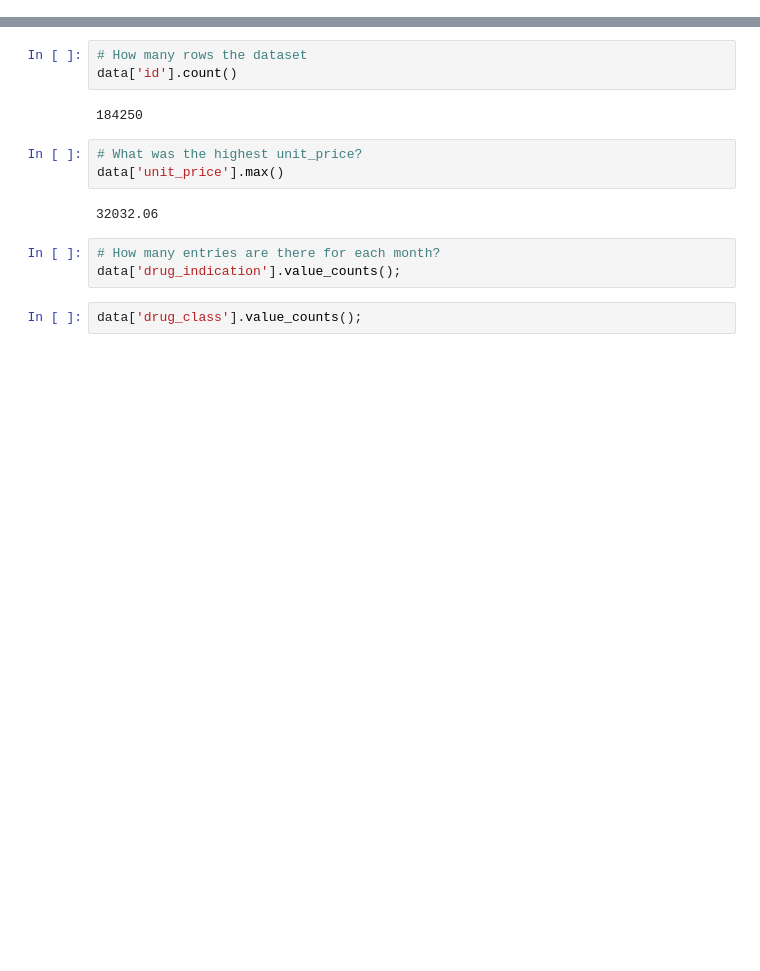
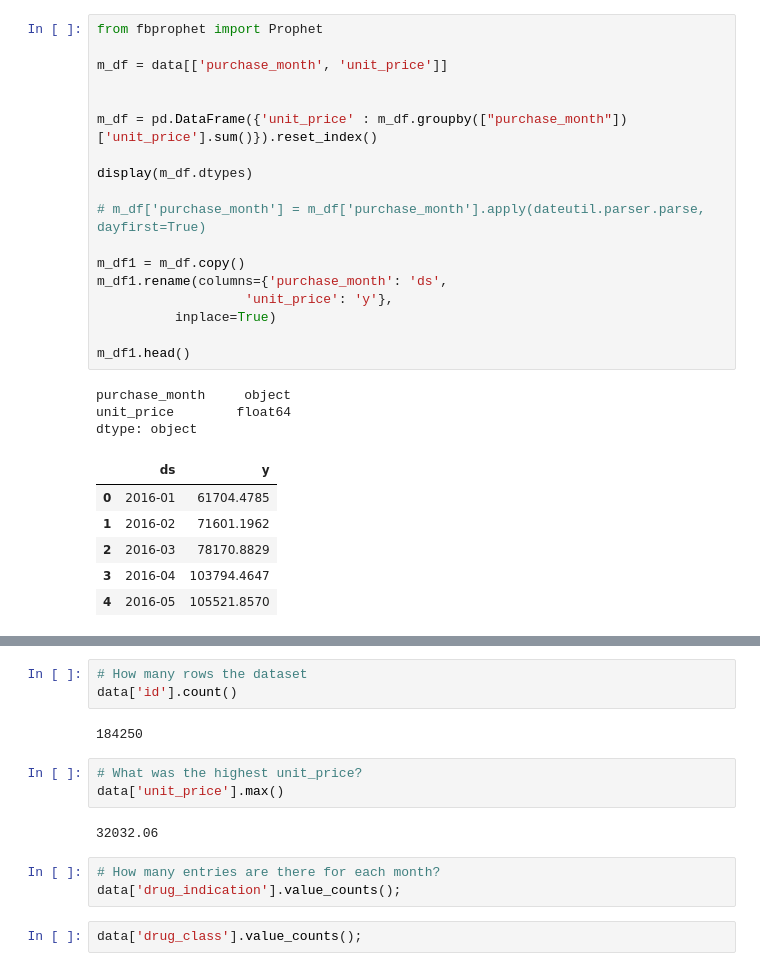
Before and after one commit to DorkNstein/data_modeling, a Jupyter notebook: test_drug.ipynb, the cells around one changed output, grey strips where cells are left out. Cells and saved outputs as stored; diff of their text form; blank space fills up the shorter version.

```diff
--- a/test_drug.ipynb
+++ b/test_drug.ipynb
@@ -22,3 +24,31 @@ data.head()
 | 3 | 2436 | 46 | 87 | 2565 | SYSTEM | 2018-10-08 21:30:28 | SYSTEM | 2018-10-08 21:30:28 | ... |
 | 4 | 2461 | 46 | 87 | 2540 | SYSTEM | 2018-10-08 21:30:28 | SYSTEM | 2018-10-08 21:30:28 | ... |
 5 rows × 26 columns
+# %%
+from fbprophet import Prophet
+
+m_df = data[['purchase_month', 'unit_price']]
+
+
+m_df = pd.DataFrame({'unit_price' : m_df.groupby(["purchase_month"])['unit_price'].sum()}).reset_index()
+
+display(m_df.dtypes)
+
+# m_df['purchase_month'] = m_df['purchase_month'].apply(dateutil.parser.parse, dayfirst=True)
+
+m_df1 = m_df.copy()
+m_df1.rename(columns={'purchase_month': 'ds',
+                   'unit_price': 'y'},
+          inplace=True)
+
+m_df1.head()
+# %% [output]
+purchase_month     object
+unit_price        float64
+dtype: object
+|  | ds | y |
+| 0 | 2016-01 | 61704.4785 |
+| 1 | 2016-02 | 71601.1962 |
+| 2 | 2016-03 | 78170.8829 |
+| 3 | 2016-04 | 103794.4647 |
+| 4 | 2016-05 | 105521.8570 |
```
Also changed, not shown: parts of 7 cells of this notebook.
